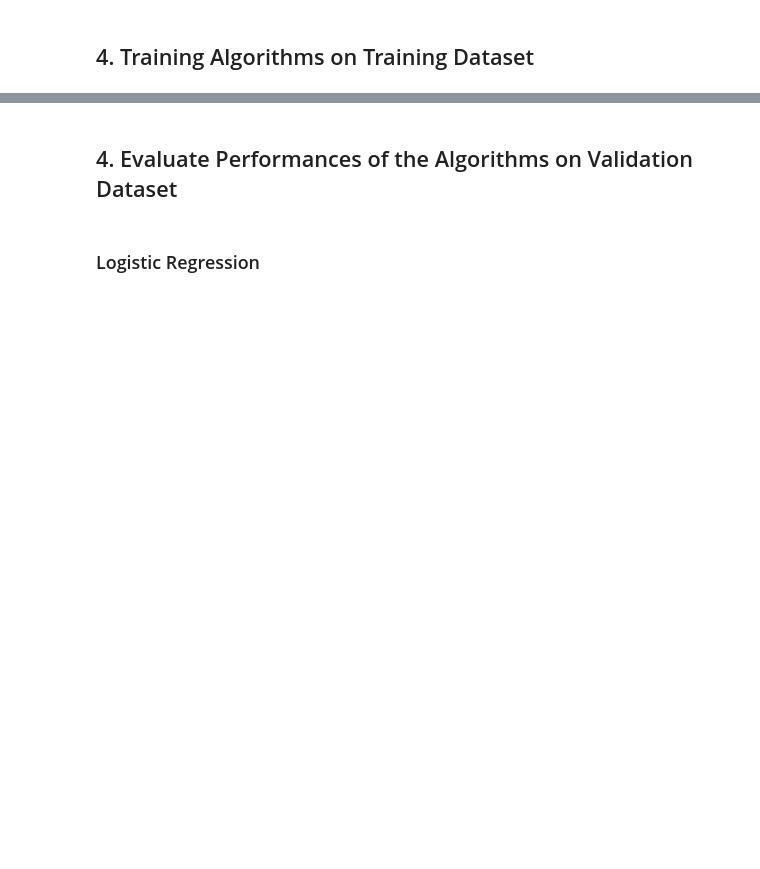
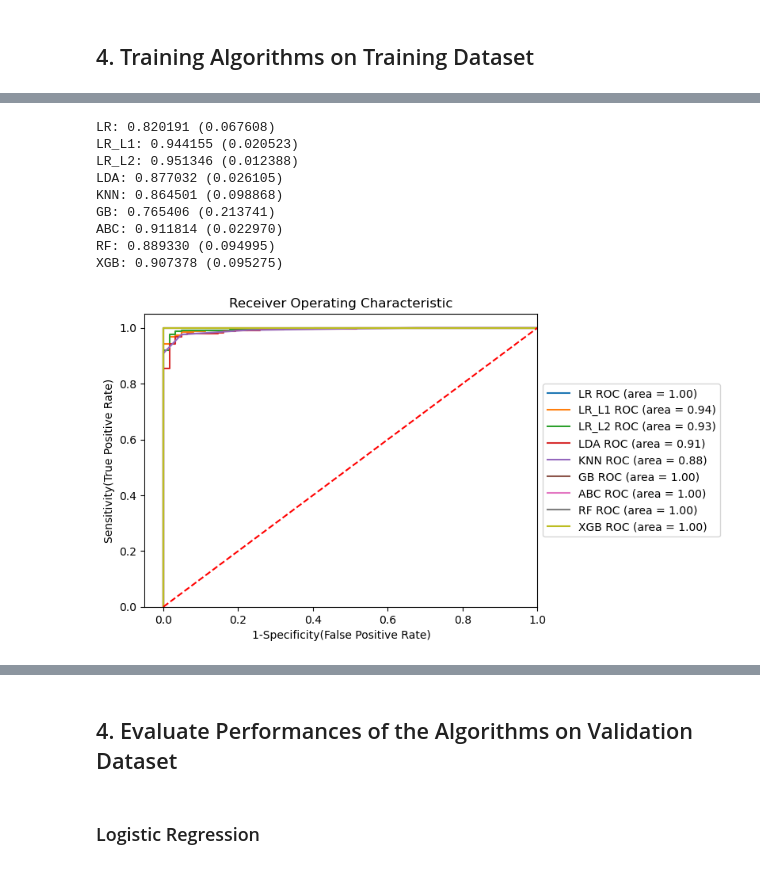
Before and after one commit to atkrish0/regime-shift-forecasting, a Jupyter notebook: RSF.ipynb, the cells around one changed output, grey strips where cells are left out. Cells and saved outputs as stored; diff of their text form; code cells hidden in the pictures; blank space fills up the shorter version.

```diff
--- a/RSF.ipynb
+++ b/RSF.ipynb
@@ -276,7 +367,7 @@ kfold = model_selection.TimeSeriesSplit(n_splits=3)
 models = []
 
 models.append(('LR', LogisticRegression(C=1e09)))
-models.append(('LR_L1', LogisticRegression(penalty = 'l1')))
+models.append(('LR_L1', LogisticRegression(penalty = 'l1', solver='liblinear')))
 models.append(('LR_L2', LogisticRegression(penalty = 'l2')))
 models.append(('LDA', LinearDiscriminantAnalysis()))
 models.append(('KNN', KNeighborsClassifier()))
@@ -284,33 +375,44 @@ models.append(('GB', GradientBoostingClassifier()))
 models.append(('ABC', AdaBoostClassifier()))
 models.append(('RF', RandomForestClassifier()))
 models.append(('XGB', xgb.XGBClassifier()))
 
 results = []
 names = []
 lb = preprocessing.LabelBinarizer()
 
 for name, model in models:
     cv_results = model_selection.cross_val_score(estimator = model, X = df_training_features,
                                                  y = lb.fit_transform(df_training_targets), cv=kfold, scoring = scoring)
 
     model.fit(df_training_features, df_training_targets) # train the model
     fpr, tpr, thresholds = metrics.roc_curve(df_training_targets, model.predict_proba(df_training_features)[:,1])
     auc = metrics.roc_auc_score(df_training_targets,model.predict(df_training_features))
     plt.plot(fpr, tpr, label='%s ROC (area = %0.2f)' % (name, auc))
     results.append(cv_results)
     names.append(name)
     msg = "%s: %f (%f)" % (name, cv_results.mean(), cv_results.std())
     print(msg)
 
 plt.plot([0, 1], [0, 1],'r--')
 plt.xlim([-0.05, 1.0])
 plt.ylim([0.0, 1.05])
 plt.xlabel('1-Specificity(False Positive Rate)')
 plt.ylabel('Sensitivity(True Positive Rate)')
 plt.title('Receiver Operating Characteristic')
 plt.legend(loc='center left', bbox_to_anchor=(1, 0.5))
 plt.show()
 warnings.filterwarnings('ignore')
+# %% [output]
+LR: 0.820191 (0.067608)
+LR_L1: 0.944155 (0.020523)
+LR_L2: 0.951346 (0.012388)
+LDA: 0.877032 (0.026105)
+KNN: 0.864501 (0.098868)
+GB: 0.765406 (0.213741)
+ABC: 0.911814 (0.022970)
+RF: 0.889330 (0.094995)
+XGB: 0.907378 (0.095275)
+[figure, added]
 # %%
 fig = plt.figure()
 fig.suptitle('Algorithm Comparison based on Cross Validation Scores')
```
Also changed, not shown: parts of 38 cells of this notebook, 2 other files.
